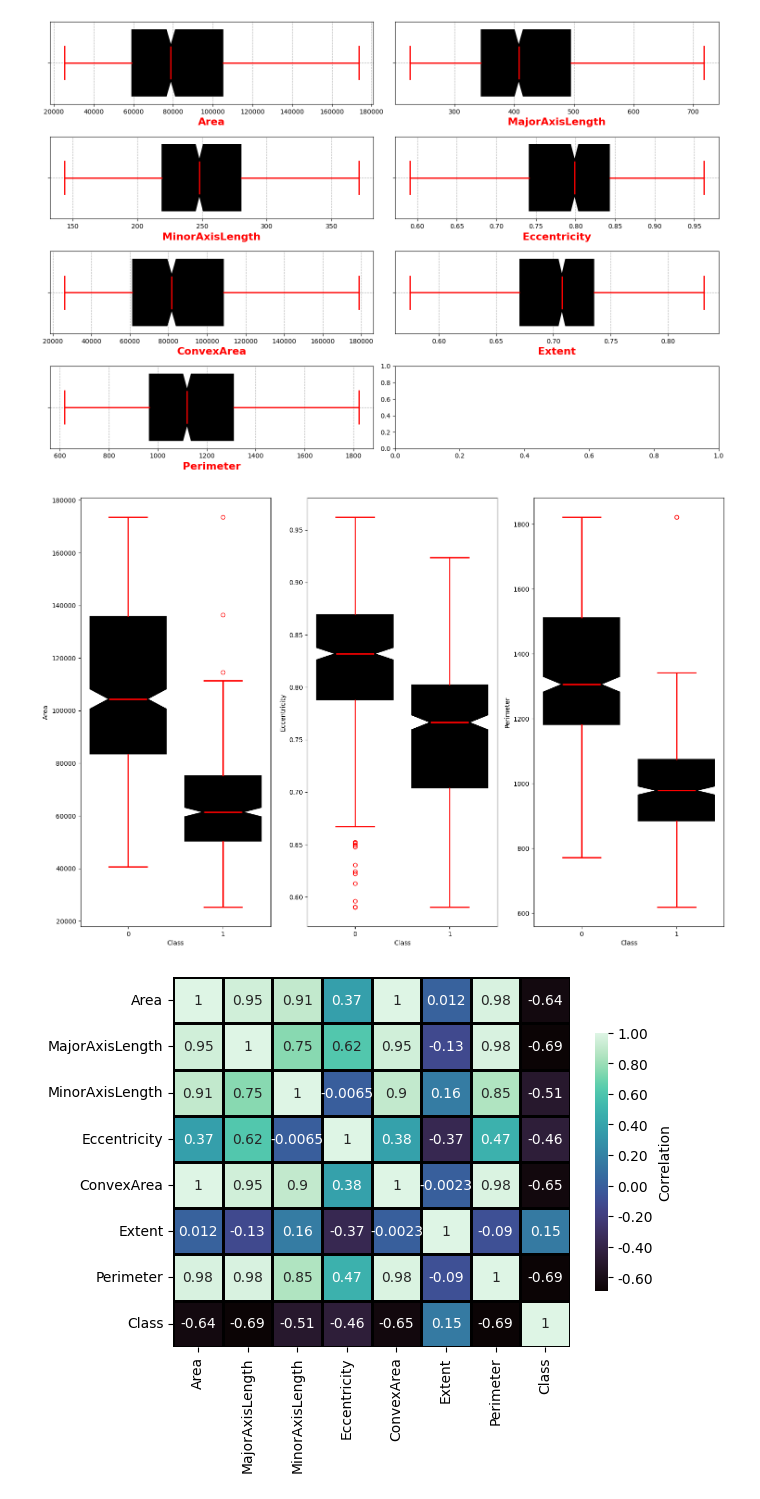
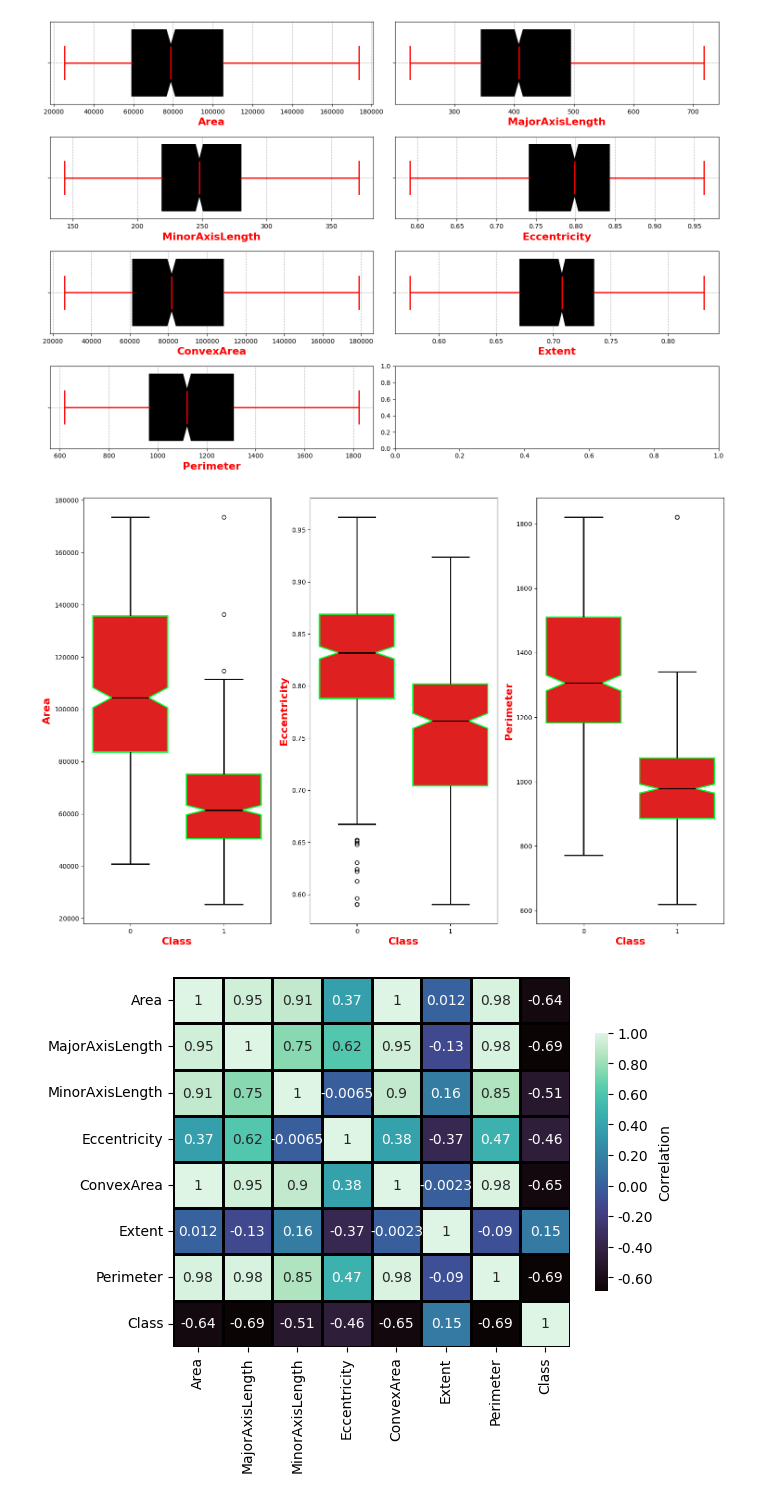
Before and after one commit to Md-Maruf-1727/Raisin-detection-using-naive-bayes, a Jupyter notebook: visualization_data.ipynb, the cells around one changed output. Drawn from its saved outputs; the diff is of its cells as text; code cells hidden in the pictures.

Commit message:
visualization update

```diff
--- a/visualization_data.ipynb
+++ b/visualization_data.ipynb
@@ -95,29 +95,30 @@ plt.show()                                       # Display all boxplots
 # %% [output]
 [figure]
 # %%
-col_x = ['Area', 'Eccentricity', 'Perimeter']
-target = 'Class'
+col_x = ['Area', 'Eccentricity', 'Perimeter']   # List of feature columns to plot
+target = 'Class'                                # Target column for grouping
 
-fig, axes = plt.subplots(1, 3, figsize=(15, 10)) # Create a 2x4 grid of subplots with custom figure size
+fig, axes = plt.subplots(1, 3, figsize=(15, 10)) # Create a 1x3 grid of subplots
 
 for ax, colx in zip(axes.flatten(), col_x):
     sns.boxplot(
-        data=df,
-        x=target,                       # Plot boxplot for the current feature column
-        y=colx,
-        ax=ax,                                   # Assign the plot to the current subplot axis
-        color='black',                           # Set box fill color
-        linewidth=2,                             # Set box border line width
-        linecolor='red',                         # Set line color for median and whiskers
-        fliersize=6,                             # Set size of outlier points
-        notch=True,                              # Enable notch to show median confidence
-        boxprops=dict(edgecolor='black'),        # Set box edge color
+        data=df,                                 # Use the DataFrame as data source
+        x=target,                                # Set target column on x-axis
+        y=colx,                                  # Set current feature column on y-axis
+        ax=ax,                                   # Assign plot to current subplot axis
+        color="red",                             # Fill color of the box
+        linewidth=2,                             # Border width of the box
+        linecolor="#000000",                   # Color for median and whiskers
+        fliersize=6,                             # Size of outlier points
+        notch=True,                              # Show notches to indicate median confidence
+        boxprops=dict(edgecolor="#00FF37"),    # Box edge color
     )
-
-plt.tight_layout()                               # Adjust subplot spacing to avoid overlap
-plt.show()
+    ax.set_xlabel('Class', color='red', fontsize=16, fontweight='bold')  # Style x-axis label
+    ax.set_ylabel(colx, color='red', fontsize=16, fontweight='bold')     # Style y-axis label for current feature
+plt.tight_layout()                               # Adjust spacing between subplots
+plt.show()                                       # Display the boxplots
 # %% [output]
-[figure, old version]
+[figure, new version]
 # %%
 sns.heatmap(
     df.corr(),                              # Compute correlation matrix for the DataFrame
```
